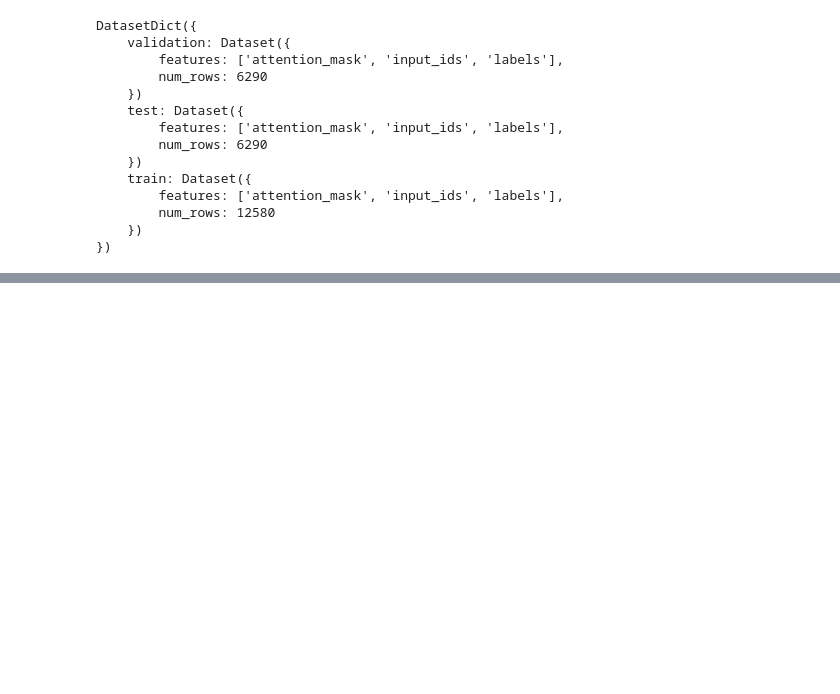
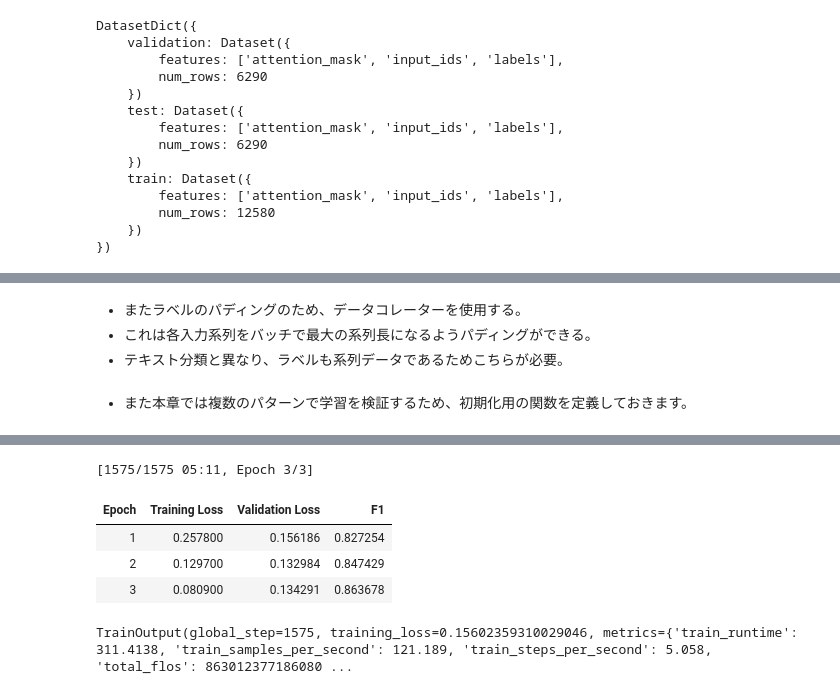
Before and after one commit to nokomoro3/book-ml-transformers, a Jupyter notebook: ml-transformers-chap04-multilingal-ner.ipynb, the cells around one changed output, grey strips where cells are left out. Drawn from its saved outputs; the diff is of its cells as text; code cells hidden in the pictures; blank space fills up the shorter version.

```diff
--- a/ml-transformers-chap04-multilingal-ner.ipynb
+++ b/ml-transformers-chap04-multilingal-ner.ipynb
@@ -687,0 +733,21 @@ DatasetDict({
+# %%
+from transformers import TrainingArguments
+
+num_epochs = 3
+batch_size = 24
+logging_steps = len(panx_de_encoded["train"]) // batch_size
+model_name = f"{xlmr_model_name}-finetuned-panx-de"
+
+training_args = TrainingArguments(
+    output_dir=model_name,
+    log_level="error",
+    num_train_epochs=num_epochs,
+    per_device_train_batch_size=batch_size,
+    per_device_eval_batch_size=batch_size,
+    evaluation_strategy="epoch",
+    save_steps=1e6,
+    weight_decay=0.01,
+    disable_tqdm=False,
+    logging_steps=logging_steps,
+    push_to_hub=True
+)
@@ -687,0 +763,31 @@ DatasetDict({
+# %%
+from seqeval.metrics import f1_score
+
+def compute_metrics(eval_pred):
+    y_pred, y_true = align_predictions(eval_pred.predictions, eval_pred.label_ids)
+    return {"f1": f1_score(y_true, y_pred)}
+# %% [markdown]
+- またラベルのパディングのため、データコレーターを使用する。
+- これは各入力系列をバッチで最大の系列長になるようパディングができる。
+- テキスト分類と異なり、ラベルも系列データであるためこちらが必要。
+# %%
+from transformers import DataCollatorForTokenClassification
+
+data_collator = DataCollatorForTokenClassification(xlmr_tokenizer)
+# %% [markdown]
+- また本章では複数のパターンで学習を検証するため、初期化用の関数を定義しておきます。
+# %%
+def model_init():
+    return (XLMRobertaForTokenClassification
+            .from_pretrained(xlmr_model_name, config=xlmr_config)
+            .to(device))
+# %%
+from transformers import Trainer
+
+trainer = Trainer(model_init=model_init, args=training_args,
+                  data_collator=data_collator, compute_metrics=compute_metrics,
+                  train_dataset=panx_de_encoded["train"],
+                  eval_dataset=panx_de_encoded["validation"],
+                  tokenizer=xlmr_tokenizer)
+trainer.train()
+# %% [output]
@@ -687,0 +796,6 @@ DatasetDict({
+[1575/1575 05:11, Epoch 3/3]
+| Epoch | Training Loss | Validation Loss | F1 |
+| 1 | 0.257800 | 0.156186 | 0.827254 |
+| 2 | 0.129700 | 0.132984 | 0.847429 |
+| 3 | 0.080900 | 0.134291 | 0.863678 |
+TrainOutput(global_step=1575, training_loss=0.15602359310029046, metrics={'train_runtime': 311.4138, 'train_samples_per_second': 121.189, 'train_steps_per_second': 5.058, 'total_flos': 863012377186080 ...
```
Also changed, not shown: parts of 13 cells of this notebook.
